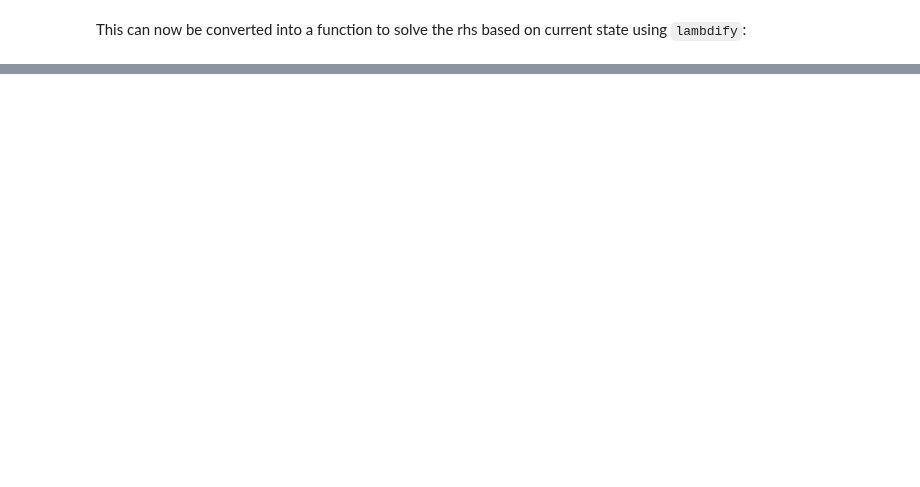
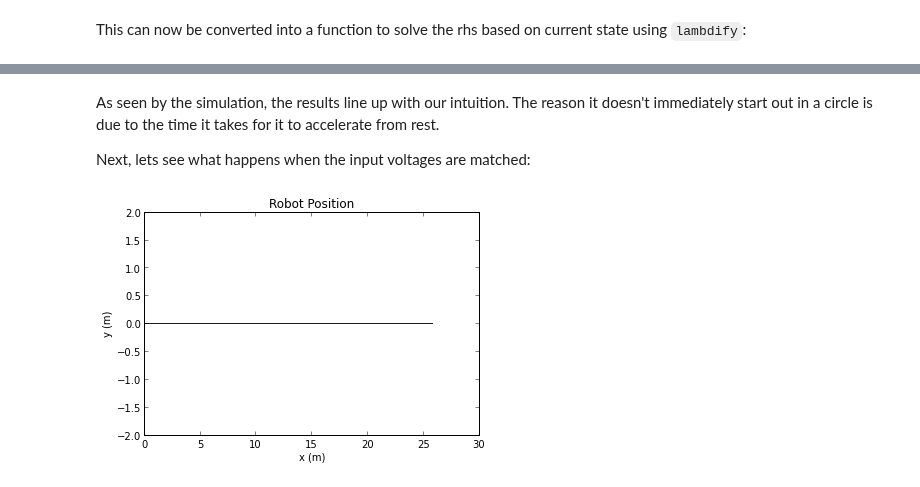
Before and after one commit to pydy/pydy, a Jupyter notebook: differential_drive/Differential Drive.ipynb, the cells around one changed output, grey strips where cells are left out. Cells and saved outputs as stored; diff of their text form; code cells hidden in the pictures; blank space fills up the shorter version.

```diff
--- a/differential_drive/Differential Drive.ipynb
+++ b/differential_drive/Differential Drive.ipynb
@@ -291,0 +336,17 @@ As the robot has mass, this shouldn't be a straight line. Can't seem to figure o
+# %% [markdown]
+As seen by the simulation, the results line up with our intuition. The reason it doesn't immediately start out in a circle is due to the time it takes for it to accelerate from rest.
+
+Next, lets see what happens when the input voltages are matched:
+# %%
+ts = linspace(0, 10, 1000)
+us = 20*ones((len(ts),2))
+#Run the simulation
+x0 = [0,] * 15                         #Start out at origin, unmoving
+xs = odeint(right_hand_side, x0, ts, args=(ts, us, values))
+plt.plot(xs[:,0], xs[:,1])
+plt.title('Robot Position')
+plt.xlabel('x (m)')
+plt.ylabel('y (m)');
+plt.ylim(-2, 2);
+# %% [output]
+[figure, added]
```
Also changed, not shown: parts of 22 cells of this notebook.
